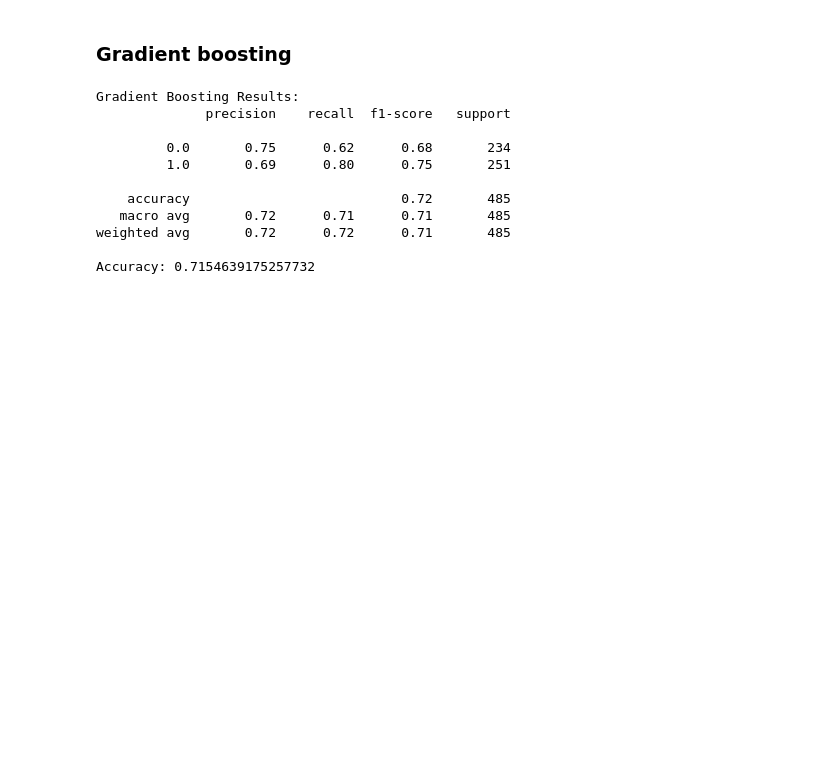
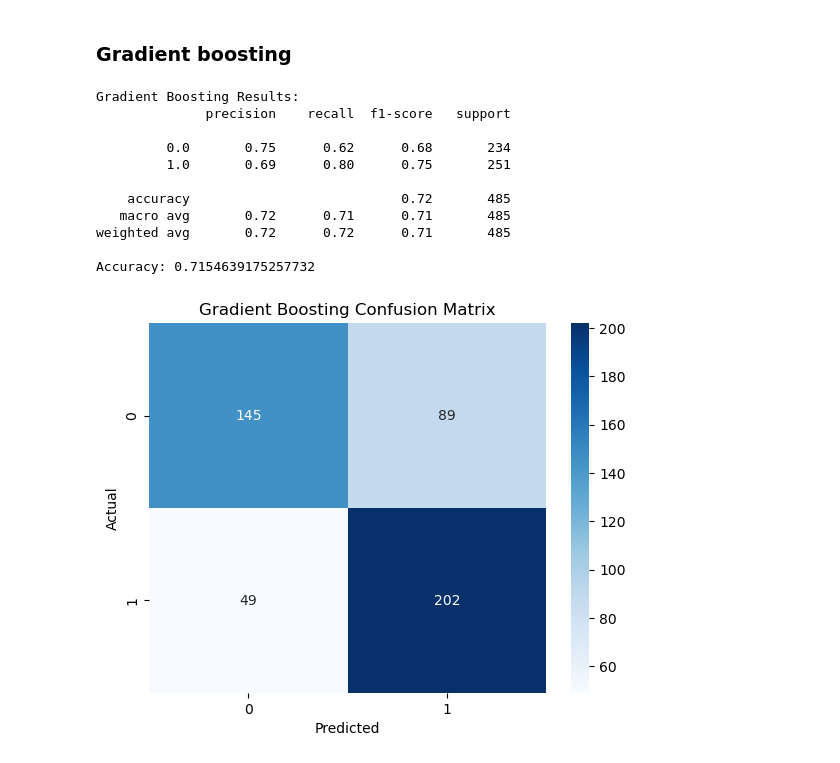
Before and after one commit to henrysun9074/gsAI, a Jupyter notebook: SVM_RF.ipynb, the cells around one changed output. Cells and saved outputs as stored; diff of their text form; code cells hidden in the pictures; blank space fills up the shorter version.

```diff
--- a/SVM_RF.ipynb
+++ b/SVM_RF.ipynb
@@ -321,8 +321,10 @@ Accuracy: 0.7154639175257732
 # %%
 # Confusion matrix for XGB
 cm_xgb = confusion_matrix(y_test, xgb_preds)
-sns.heatmap(cm_rf, annot=True, fmt='d', cmap='Blues')
+sns.heatmap(cm_xgb, annot=True, fmt='d', cmap='Blues')
 plt.title("Gradient Boosting Confusion Matrix")
 plt.xlabel("Predicted")
 plt.ylabel("Actual")
 plt.show()
+# %% [output]
+[figure, added]
```
Also changed, not shown: parts of 3 cells of this notebook, 3 other files.
